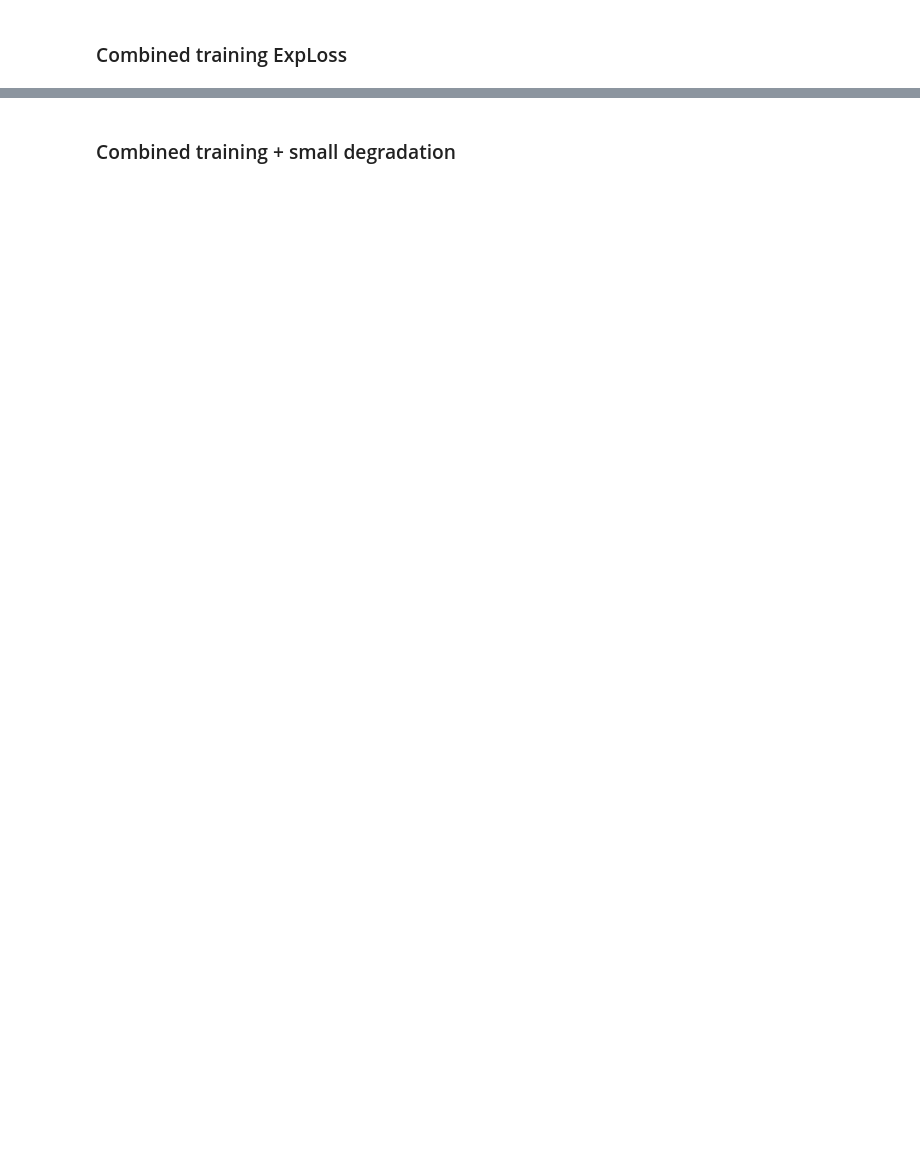
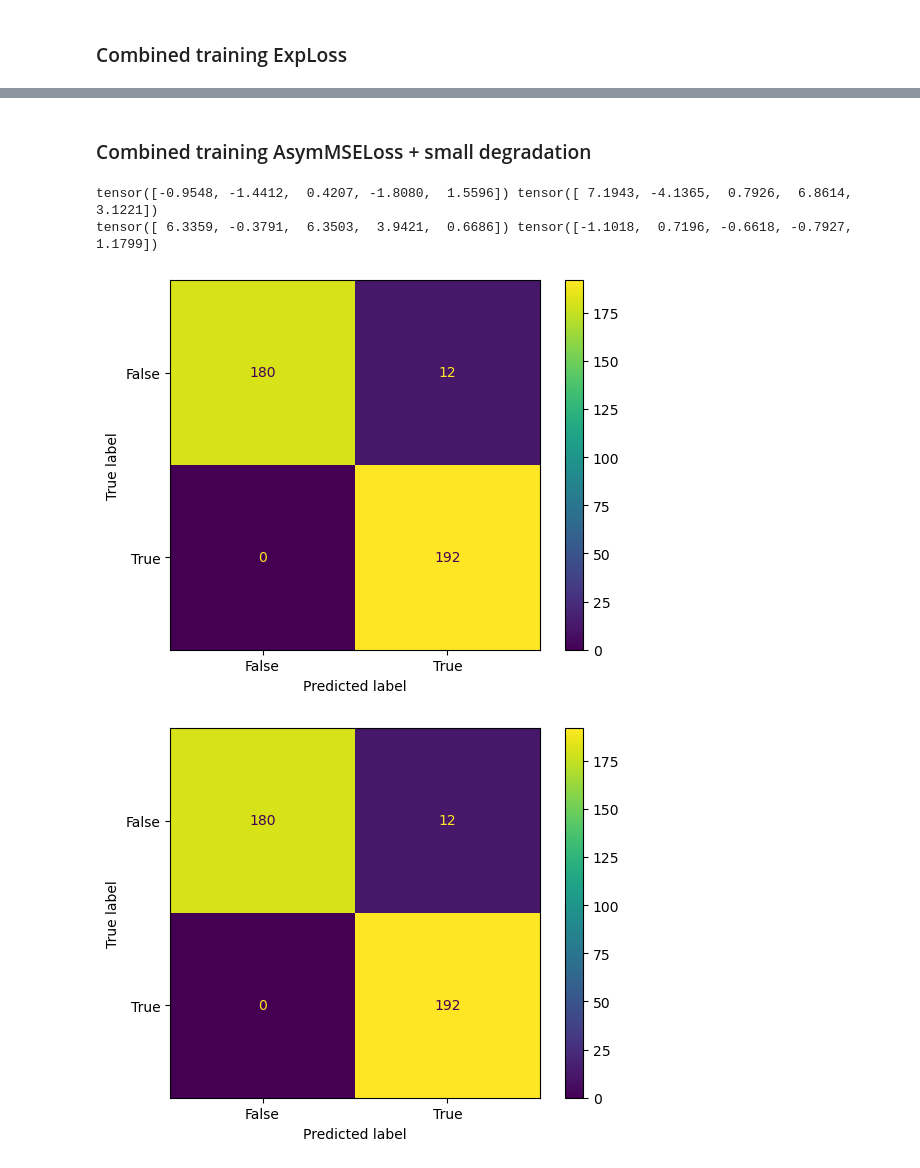
Before and after one commit to mbrassart001/bounding_ML_decision, a Jupyter notebook: datasets/loan/approx.ipynb, the cells around one changed output, grey strips where cells are left out. Cells and saved outputs as stored; diff of their text form; code cells hidden in the pictures; blank space fills up the shorter version.

Commit message:
get activation

```diff
--- a/datasets/loan/approx.ipynb
+++ b/datasets/loan/approx.ipynb
@@ -435,3 +436,3 @@ plt.show()
 # %% [markdown]
-### Combined training + small degradation
+### Combined training AsymMSELoss + small degradation
 # %%
@@ -500,3 +513,44 @@ for epoch in range(max_epoch):
     loss_hi.backward()
     loss_lo.backward()
     optimizer.step()
+# %%
+activation = {}
+def get_activation(name):
+    def hook(model, input, output):
+        activation[name] = output.detach()
+    return hook
+
+def print_activation(name, output):
+    act = activation[name].squeeze()
+    act_ones  = torch.where(output==1, act, torch.zeros(act.size()))
+    act_zeros = torch.where(output==0, act, torch.zeros(act.size()))
+
+    print(torch.mean(act_ones, dim=0), torch.mean(act_zeros, dim=0))
+
+bnet.hi.eval()
+bnet.hi.l1.register_forward_hook(get_activation('l1_hi'))
+output = bnet.hi(x).detach()
+print_activation('l1_hi', output)
+bnet.lo.eval()
+bnet.lo.l1.register_forward_hook(get_activation('l1_lo'))
+output = bnet.lo(x).detach()
+print_activation('l1_lo', output)
+# %% [output]
+tensor([-0.9548, -1.4412,  0.4207, -1.8080,  1.5596]) tensor([ 7.1943, -4.1365,  0.7926,  6.8614,  3.1221])
+tensor([ 6.3359, -0.3791,  6.3503,  3.9421,  0.6686]) tensor([-1.1018,  0.7196, -0.6618, -0.7927,  1.1799])
+# %%
+bnet.eval()
+y_pred = bnet(x)
+y_pred_mn = y_pred["mn"].detach() # prediction for whole nns combined with the logical layer
+y_pred_nn = y_pred["nn"].detach() # prediction for accurate nn
+y_pred_hi = y_pred["hi"].detach() # prediction for high approximation
+y_pred_lo = y_pred["lo"].detach() # prediction for low approximation
+
+plot_cm(y, y_pred_mn)
+plot_cm(y, y_pred_nn)
+plot_cm(y_pred_nn, y_pred_hi)
+plot_cm(y_pred_nn, y_pred_lo)
+plt.show()
+# %% [output]
+[figure, added]
+[figure, added]
```
Also changed, not shown: parts of 23 cells of this notebook.
